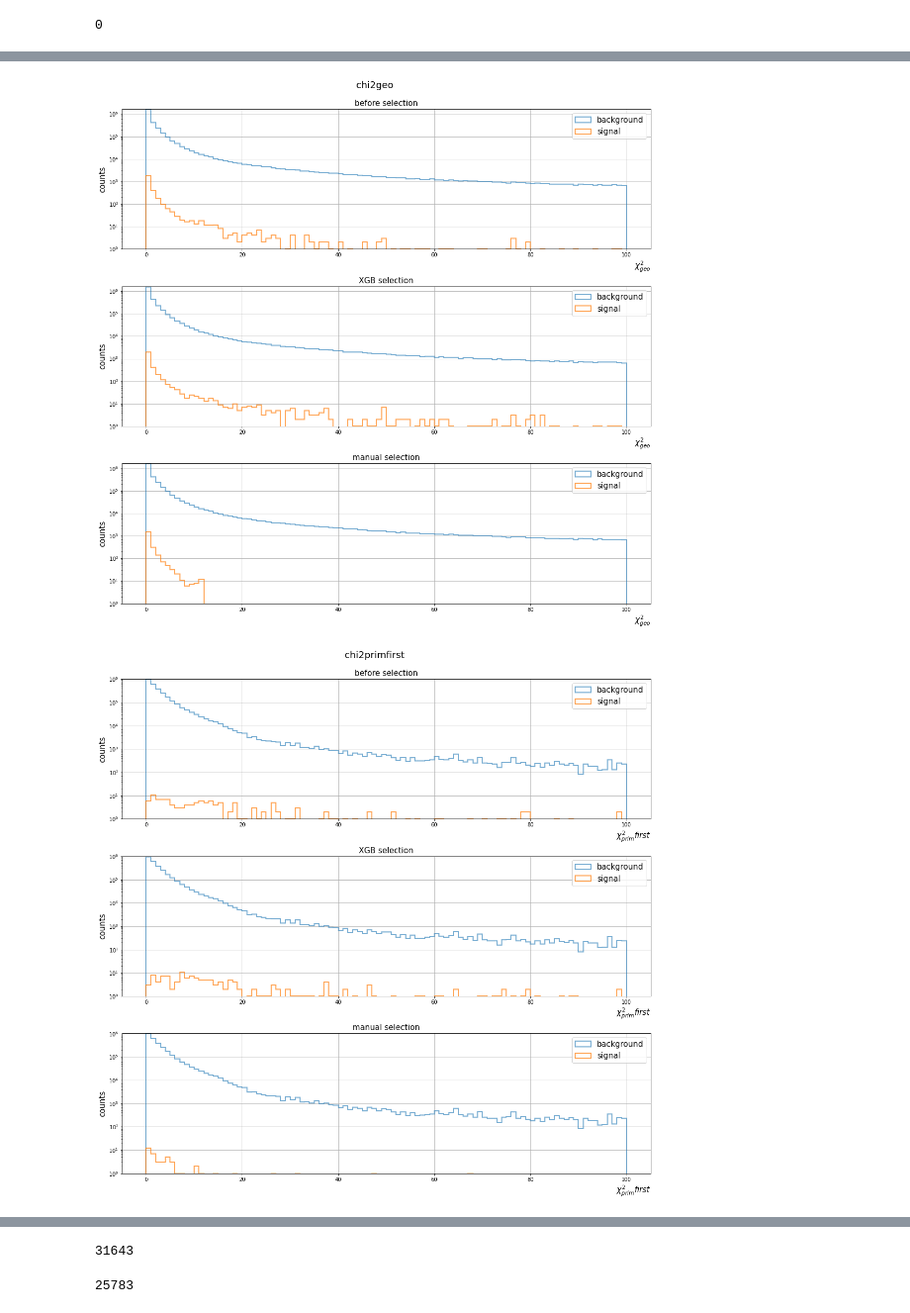
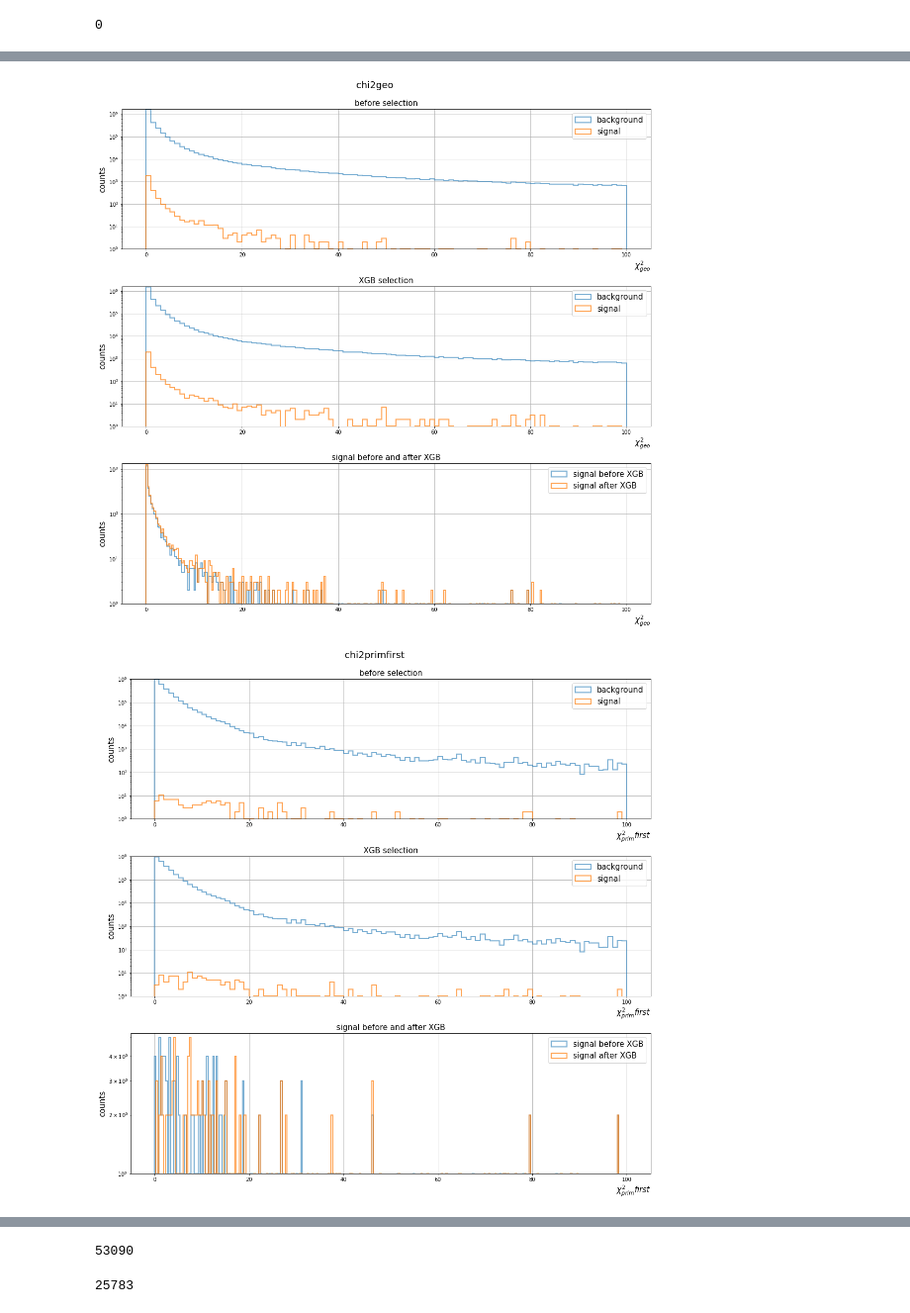
Before and after one commit to julnow/JupyterNotebooks, a Jupyter notebook: kaon_xgb_3.3agev.ipynb, the cells around one changed output, grey strips where cells are left out. Shown at 99% size. Drawn from its saved outputs; the diff is of its cells as text; code cells hidden in the pictures.

Commit message:
sign before after xgb

```diff
--- a/kaon_xgb_3.3agev.ipynb
+++ b/kaon_xgb_3.3agev.ipynb
@@ -1012,11 +997,10 @@ def plotVariables(par, x_label, ranges):
     signBefore = signalBefore[par]
     bckgrXgb = backgroundXgb[par]
     signXgb = signalXgb[par]
-    signMan = signalMan[par]
 
-    def subAxis(df1, df2, i, title, ranges=ranges, leg1='background',  leg2='signal'):
-        axs[i].hist(df1,bins = 100, facecolor='blue',alpha = 0.6, histtype='step', fill=False, linewidth=2, range=ranges)
-        axs[i].hist(df2,bins = 100, facecolor='red', alpha = 0.7, histtype='step', fill=False, linewidth=2, range=ranges)
+    def subAxis(df1, df2, i, title, ranges=ranges, leg1='background',  leg2='signal', bins=100):
+        axs[i].hist(df1,bins = bins, facecolor='blue',alpha = 0.6, histtype='step', fill=False, linewidth=2, range=ranges)
+        axs[i].hist(df2,bins = bins, facecolor='red', alpha = 0.7, histtype='step', fill=False, linewidth=2, range=ranges)
         axs[i].grid()
         axs[i].set_xlabel(x_label, fontsize = 15, loc='right')
         axs[i].set_ylim(bottom=1)
@@ -1027,7 +1011,7 @@ def plotVariables(par, x_label, ranges):
 
     subAxis(bckgrBefore,signBefore, 0, 'before selection')
     subAxis(bckgrXgb,signXgb, 1, 'XGB selection')
-    subAxis(bckgrBefore,signMan, 2, 'manual selection')
+    subAxis(signBefore,signXgb, 2, 'signal before and after XGB', leg1='signal before XGB', leg2='signal after XGB', bins=300)
 
     fig.tight_layout()
     fig.savefig(directory+'img/xgb_3.3gev/urqmd/' + par + '.png')
@@ -1062,6 +1046,31 @@ plotVariables(par, x_label, ranges)
 par = 'chi2primsecond'
 x_label = r'$\chi^2_{prim} second$'
 plotVariables(par, x_label, ranges)
+#mass
+par = 'mass'
+ranges = (lowerMassCut,upperMassCut)
+x_label = r'$mass$'
+plotVariables(par, x_label, ranges)
+#pZ
+par = 'pz'
+ranges = (pzLowerCut,10)
+x_label = r'$pZ$'
+plotVariables(par, x_label, ranges)
+#pZ
+par = 'p'
+ranges = (-1,10)
+x_label = r'$p$'
+plotVariables(par, x_label, ranges)
+#rapidity
+par = 'rapidity'
+ranges = (0,4)
+x_label = r'$rapidity$'
+plotVariables(par, x_label, ranges)
+#rapidity
+par = 'eta'
+ranges = (lowerEtaCut,upperEtaCut)
+x_label = r'$\eta$'
+plotVariables(par, x_label, ranges)
 pdf_params.close()
 gc.collect()
 # %% [output]
@@ -1071,2 +1080,2 @@ gc.collect()
-[figure, old version]
+[figure, new version]
-[figure, old version]
+[figure, new version]
@@ -1074,4 +1088,4 @@ gc.collect()
-31643
+53090
 # %%
 gc.collect()
 # %% [output]
```
Also changed, not shown: parts of 2 cells of this notebook, 33 other files.
